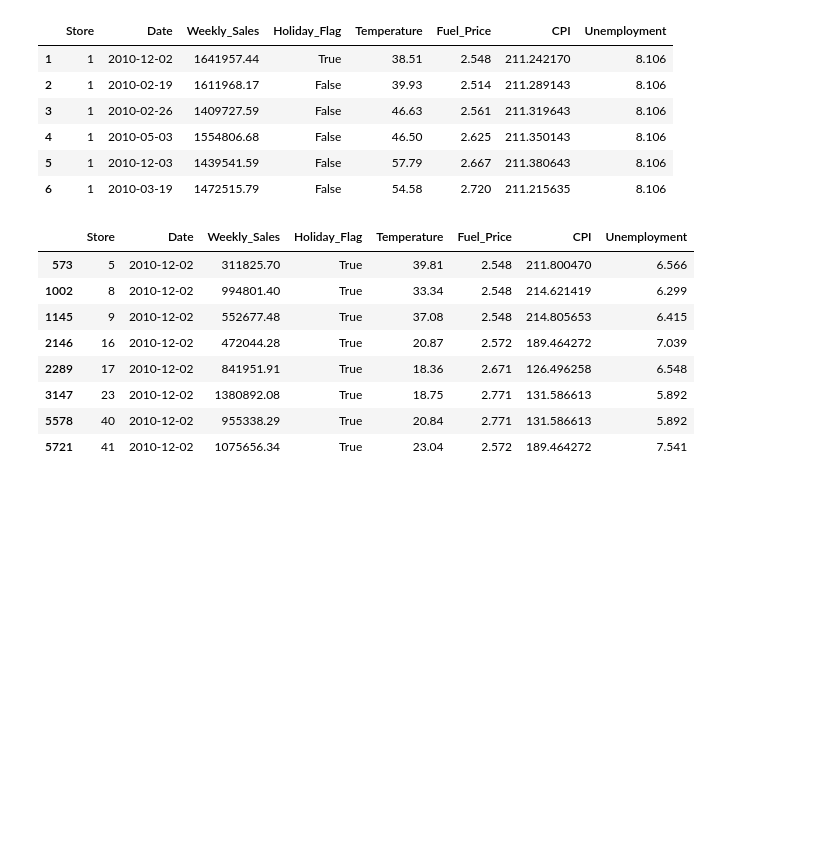
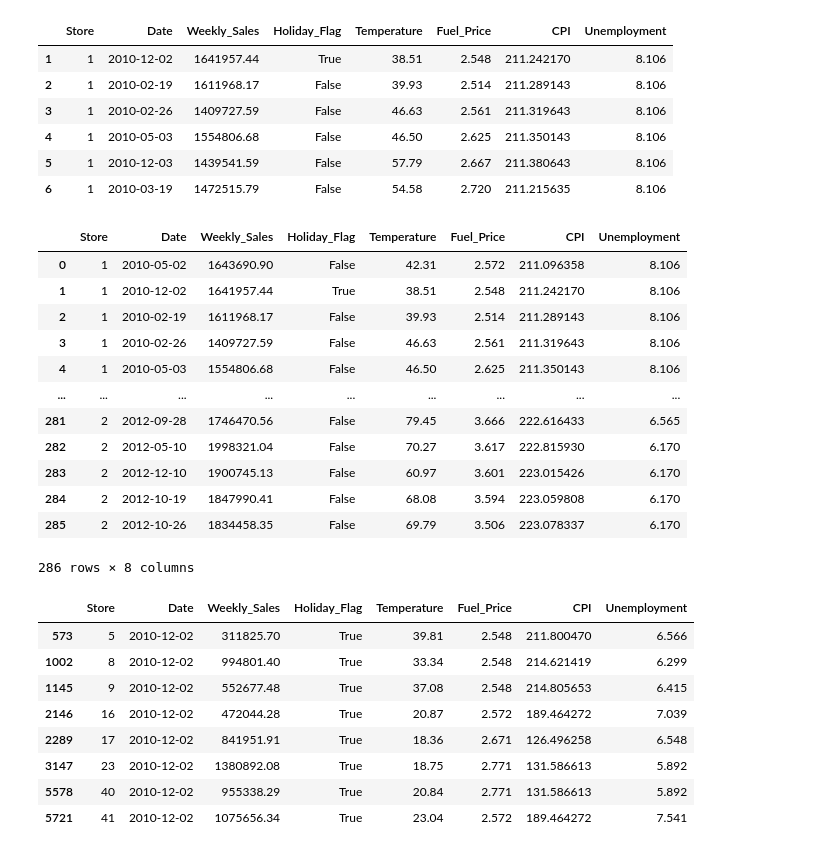
Before and after one commit to andrelbd1/teaching-data-science, a Jupyter notebook: 01. Series, DataFrame and Reindex.ipynb, the cells around one changed output. Saved outputs shown, nothing was run; the diff lists cells and outputs as text; code cells hidden in the pictures; blank space fills up the shorter version.

Commit message:
Adding more info about query

```diff
--- a/01. Series, DataFrame and Reindex.ipynb
+++ b/01. Series, DataFrame and Reindex.ipynb
@@ -585,6 +586,22 @@ walmart.query('1 <= index < 7')
 | 4 | 1 | 2010-05-03 | 1554806.68 | False | 46.50 | 2.625 | 211.350143 | 8.106 |
 | 5 | 1 | 2010-12-03 | 1439541.59 | False | 57.79 | 2.667 | 211.380643 | 8.106 |
 | 6 | 1 | 2010-03-19 | 1472515.79 | False | 54.58 | 2.720 | 211.215635 | 8.106 |
+# %%
+walmart.query("Store in [1,2]")
+# %% [output]
+|  | Store | Date | Weekly_Sales | Holiday_Flag | Temperature | Fuel_Price | CPI | Unemployment |
+| 0 | 1 | 2010-05-02 | 1643690.90 | False | 42.31 | 2.572 | 211.096358 | 8.106 |
+| 1 | 1 | 2010-12-02 | 1641957.44 | True | 38.51 | 2.548 | 211.242170 | 8.106 |
+| 2 | 1 | 2010-02-19 | 1611968.17 | False | 39.93 | 2.514 | 211.289143 | 8.106 |
+| 3 | 1 | 2010-02-26 | 1409727.59 | False | 46.63 | 2.561 | 211.319643 | 8.106 |
+| 4 | 1 | 2010-05-03 | 1554806.68 | False | 46.50 | 2.625 | 211.350143 | 8.106 |
+| ... | ... | ... | ... | ... | ... | ... | ... | ... |
+| 281 | 2 | 2012-09-28 | 1746470.56 | False | 79.45 | 3.666 | 222.616433 | 6.565 |
+| 282 | 2 | 2012-05-10 | 1998321.04 | False | 70.27 | 3.617 | 222.815930 | 6.170 |
+| 283 | 2 | 2012-12-10 | 1900745.13 | False | 60.97 | 3.601 | 223.015426 | 6.170 |
+| 284 | 2 | 2012-10-19 | 1847990.41 | False | 68.08 | 3.594 | 223.059808 | 6.170 |
+| 285 | 2 | 2012-10-26 | 1834458.35 | False | 69.79 | 3.506 | 223.078337 | 6.170 |
+286 rows × 8 columns
 # %%
 walmart.query("Date == '12-02-2010' and Temperature < 40 and Unemployment < 8")
 # %% [output]
```
Also changed, not shown: parts of 1 cell of this notebook, 1 other file.
